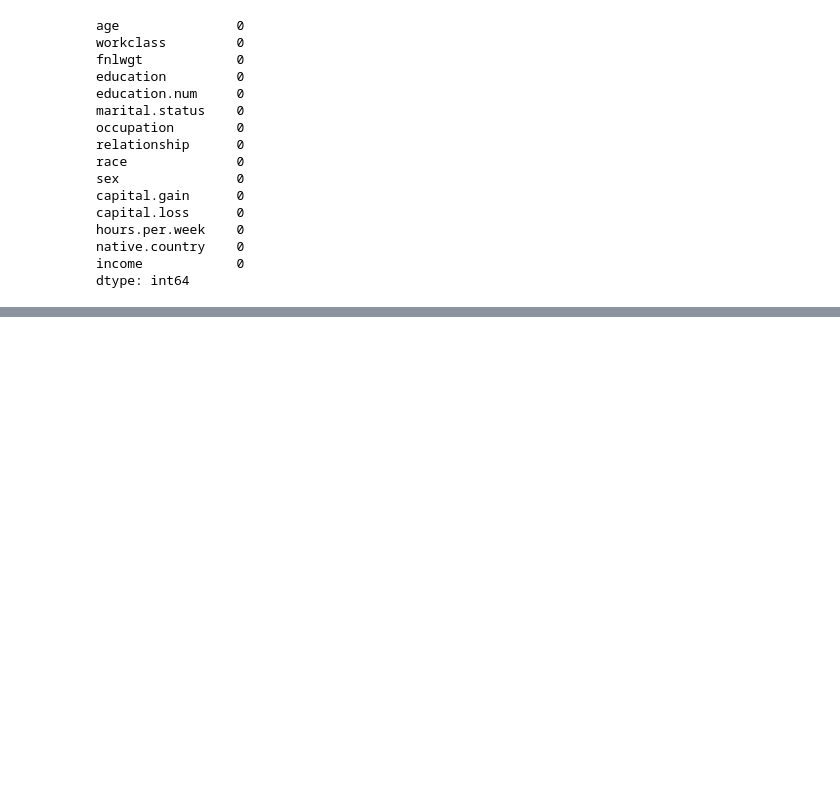
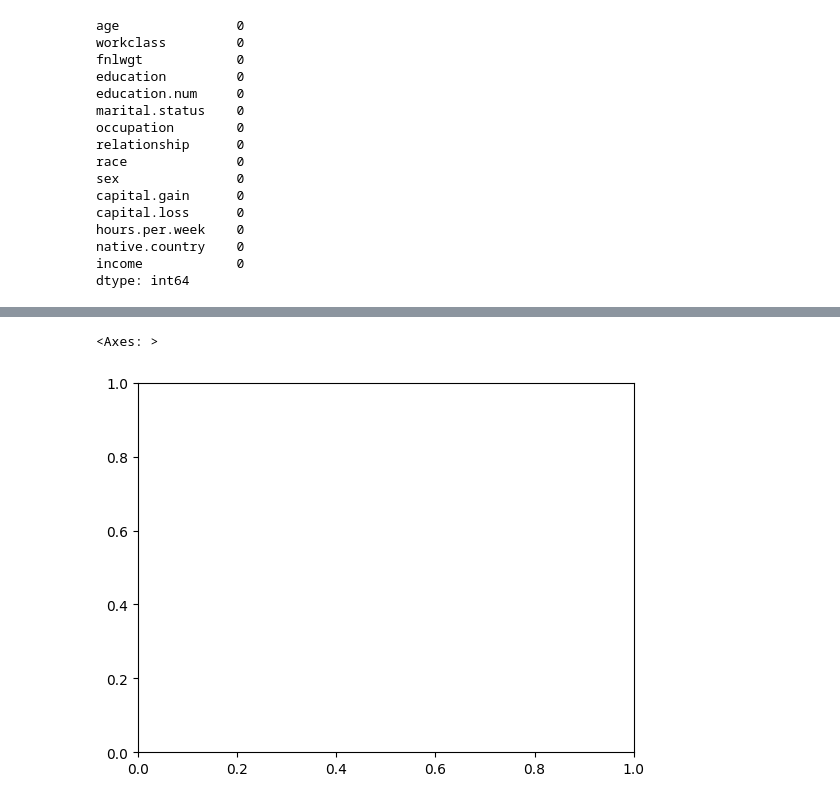
Before and after one commit to AKUSAbeysinghe/_dataVisualization, a Jupyter notebook: Welcome_To_Colab.ipynb, the cells around one changed output, grey strips where cells are left out. Saved outputs shown, nothing was run; the diff lists cells and outputs as text; code cells hidden in the pictures; blank space fills up the shorter version.

```diff
--- a/Welcome_To_Colab.ipynb
+++ b/Welcome_To_Colab.ipynb
@@ -299,0 +316,5 @@ Archive:  /content/archive (2).zip
+# %%
+sns.countplot()
+# %% [output]
+<Axes: >
+[figure, added]
```
Also changed, not shown: parts of 7 cells of this notebook.
